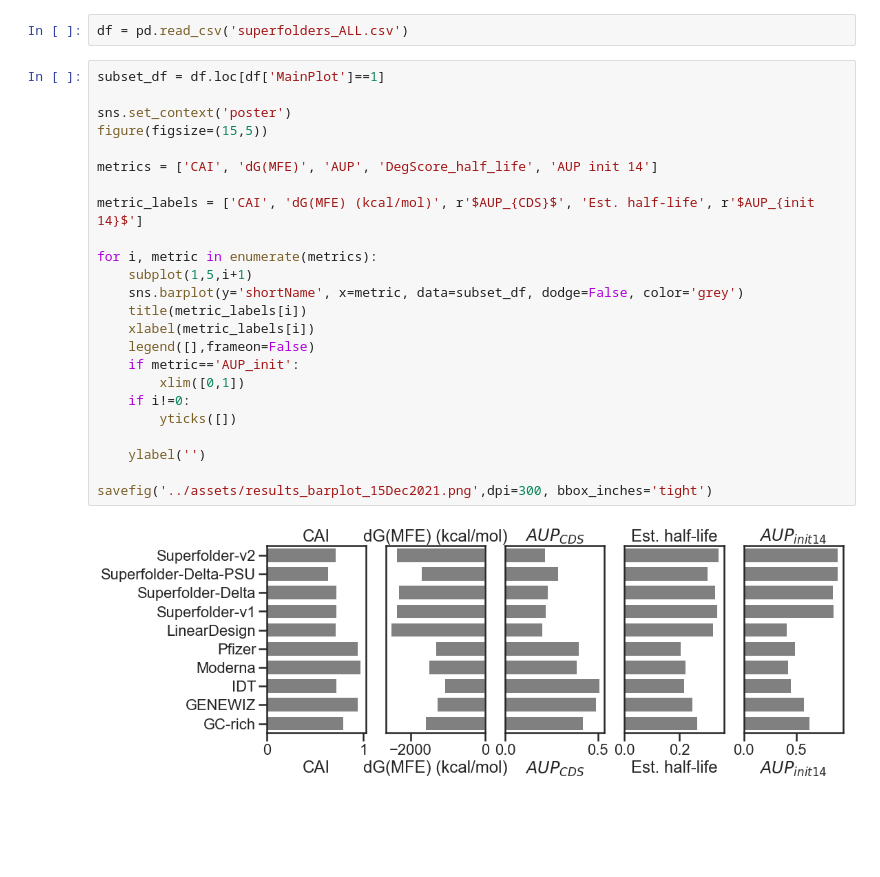
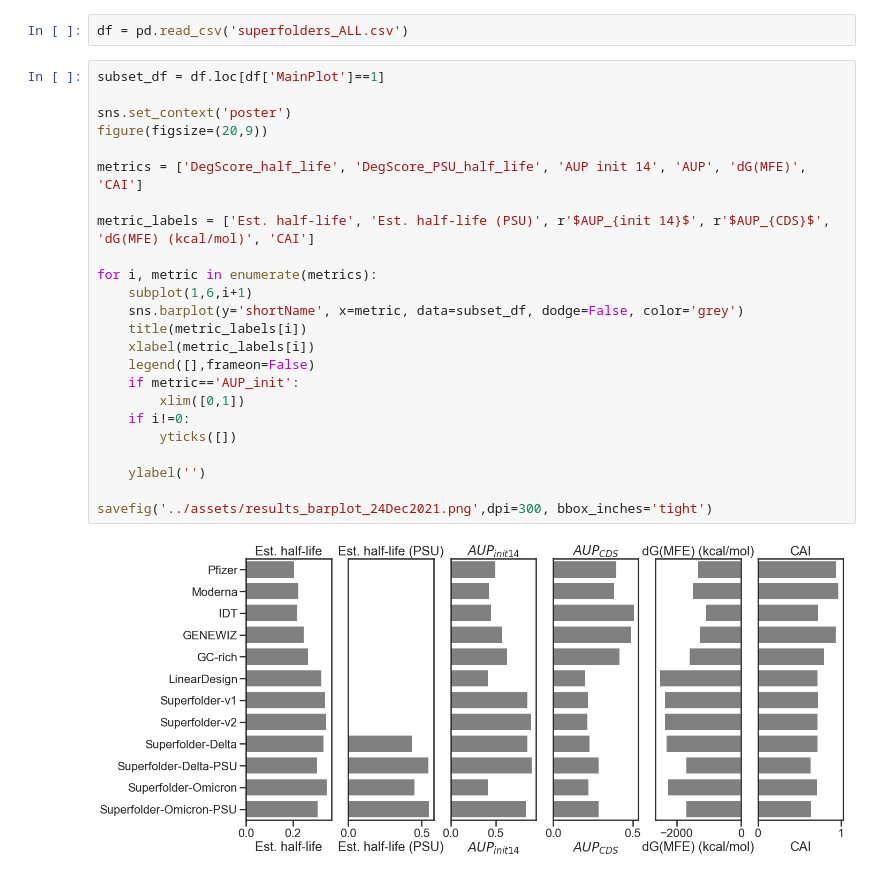
Before and after one commit to eternagame/superfolder-covid-mrna-vaccines, a Jupyter notebook: analysis/analysis_plotting.ipynb, the cells around one changed output. Cells and saved outputs as stored; diff of their text form; blank space fills up the shorter version.

Commit message:
Update Omicron results

```diff
--- a/analysis/analysis_plotting.ipynb
+++ b/analysis/analysis_plotting.ipynb
@@ -16,29 +16,29 @@ df = pd.read_csv('superfolders_ALL.csv')
 # %%
 subset_df = df.loc[df['MainPlot']==1]
 
 sns.set_context('poster')
-figure(figsize=(15,5))
+figure(figsize=(20,9))
 
-metrics = ['CAI', 'dG(MFE)', 'AUP', 'DegScore_half_life', 'AUP init 14']
+metrics = ['DegScore_half_life', 'DegScore_PSU_half_life', 'AUP init 14', 'AUP', 'dG(MFE)', 'CAI']
 
-metric_labels = ['CAI', 'dG(MFE) (kcal/mol)', r'$AUP_{CDS}$', 'Est. half-life', r'$AUP_{init 14}$']
+metric_labels = ['Est. half-life', 'Est. half-life (PSU)', r'$AUP_{init 14}$', r'$AUP_{CDS}$', 'dG(MFE) (kcal/mol)', 'CAI']
 
 for i, metric in enumerate(metrics):
-    subplot(1,5,i+1)
+    subplot(1,6,i+1)
     sns.barplot(y='shortName', x=metric, data=subset_df, dodge=False, color='grey')
     title(metric_labels[i])
     xlabel(metric_labels[i])
     legend([],frameon=False)
     if metric=='AUP_init':
         xlim([0,1])
     if i!=0:
         yticks([])
 
     ylabel('')
 
-savefig('../assets/results_barplot_15Dec2021.png',dpi=300, bbox_inches='tight')
+savefig('../assets/results_barplot_24Dec2021.png',dpi=300, bbox_inches='tight')
 # %% [output]
-[figure, old version]
+[figure, new version]
 # %%
 def distinct_scatter(df, x='DegScore_half_life', y='AUP init 14', hue='Source', hue_list=['Eterna','Control','Eterna-PSU'], color_list=['Blues','Oranges','Purples']):
     assert len(hue_list) == len(color_list)
```
Also changed, not shown: parts of 1 cell of this notebook, 11 other files.
